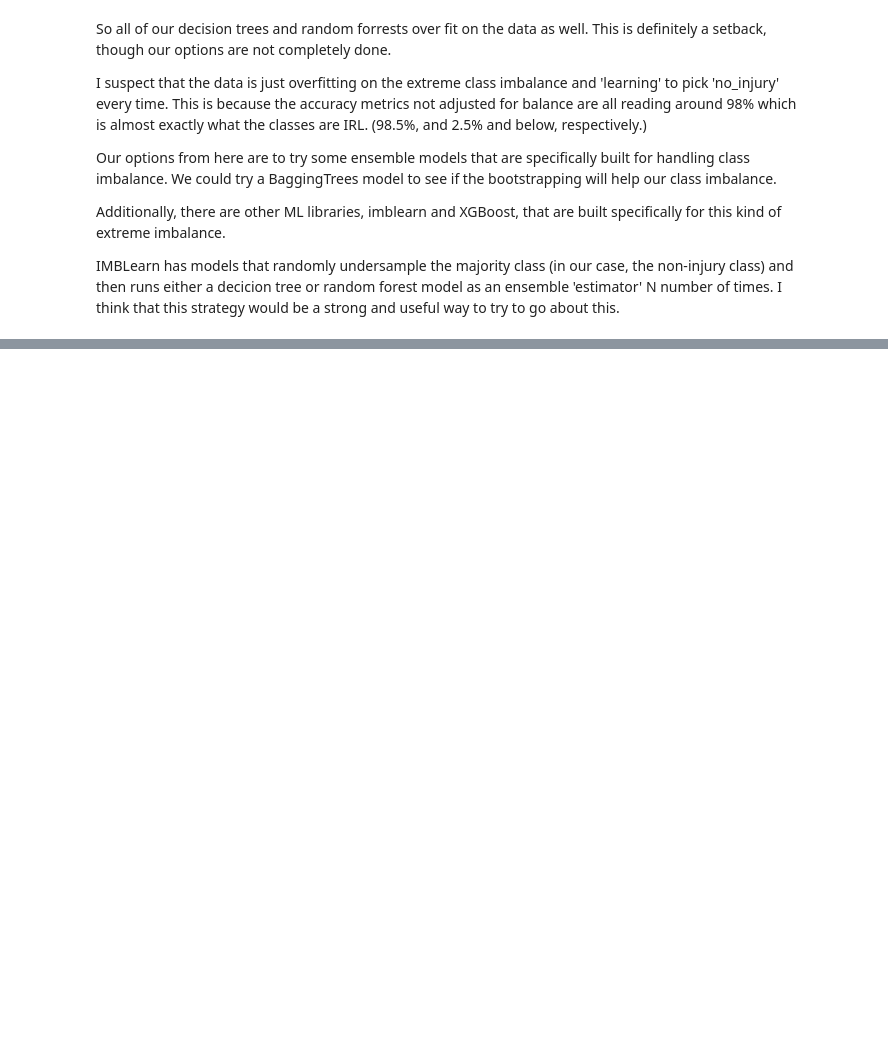
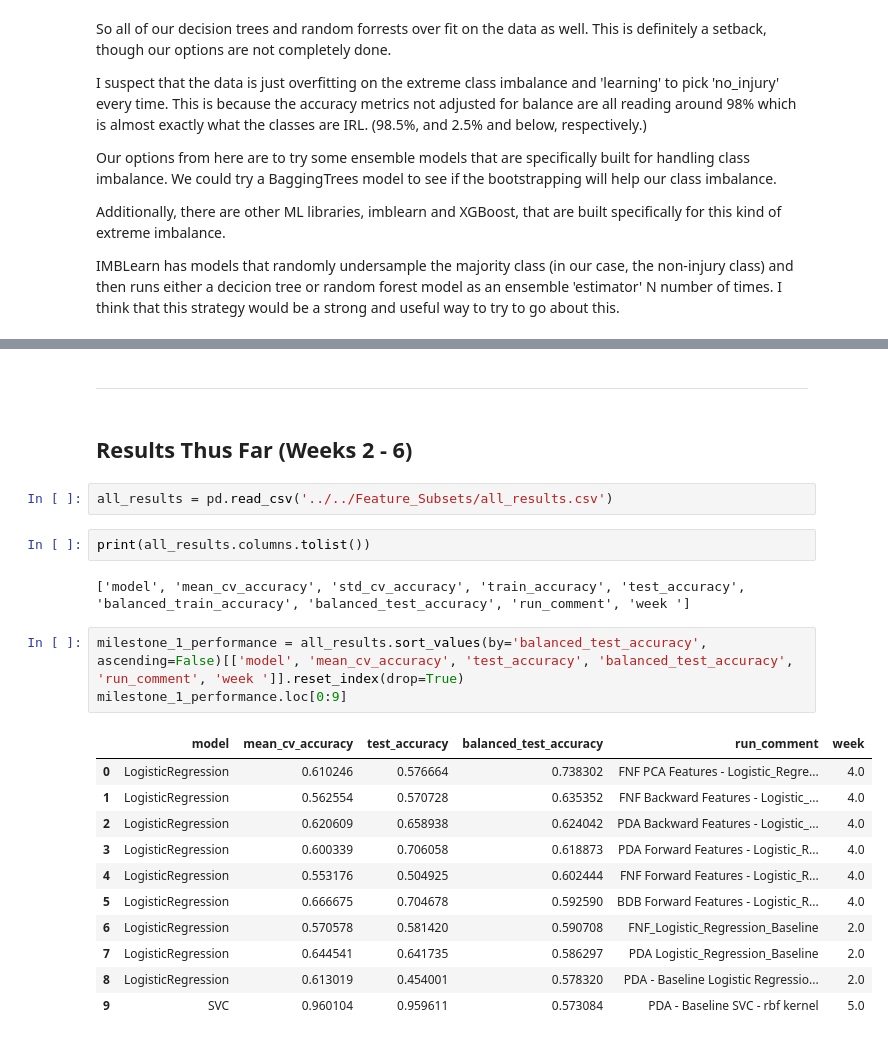
Before and after one commit to LeeMcFarling/AFL_Project_backup, a Jupyter notebook: Modeling/Weekly Assignments/Week_6.ipynb, the cells around one changed output, grey strips where cells are left out. Drawn from its saved outputs; the diff is of its cells as text; blank space fills up the shorter version.

Commit message:
Week 6 plus discussion

```diff
--- a/Modeling/Weekly Assignments/Week_6.ipynb
+++ b/Modeling/Weekly Assignments/Week_6.ipynb
@@ -968,0 +1273,25 @@ IMBLearn has models that randomly undersample the majority class (in our case, t
+# %% [markdown]
+___
+# %% [markdown]
+## **Results Thus Far (Weeks 2 - 6)**
+# %%
+all_results = pd.read_csv('../../Feature_Subsets/all_results.csv')
+# %%
+print(all_results.columns.tolist())
+# %% [output]
+['model', 'mean_cv_accuracy', 'std_cv_accuracy', 'train_accuracy', 'test_accuracy', 'balanced_train_accuracy', 'balanced_test_accuracy', 'run_comment', 'week ']
+# %%
+milestone_1_performance = all_results.sort_values(by='balanced_test_accuracy', ascending=False)[['model', 'mean_cv_accuracy', 'test_accuracy', 'balanced_test_accuracy', 'run_comment', 'week ']].reset_index(drop=True)
+milestone_1_performance.loc[0:9]
+# %% [output]
+|  | model | mean_cv_accuracy | test_accuracy | balanced_test_accuracy | run_comment | week |
+| 0 | LogisticRegression | 0.610246 | 0.576664 | 0.738302 | FNF PCA Features - Logistic_Regre... | 4.0 |
+| 1 | LogisticRegression | 0.562554 | 0.570728 | 0.635352 | FNF Backward Features - Logistic_... | 4.0 |
+| 2 | LogisticRegression | 0.620609 | 0.658938 | 0.624042 | PDA Backward Features - Logistic_... | 4.0 |
+| 3 | LogisticRegression | 0.600339 | 0.706058 | 0.618873 | PDA Forward Features - Logistic_R... | 4.0 |
+| 4 | LogisticRegression | 0.553176 | 0.504925 | 0.602444 | FNF Forward Features - Logistic_R... | 4.0 |
+| 5 | LogisticRegression | 0.666675 | 0.704678 | 0.592590 | BDB Forward Features - Logistic_R... | 4.0 |
+| 6 | LogisticRegression | 0.570578 | 0.581420 | 0.590708 | FNF_Logistic_Regression_Baseline | 2.0 |
+| 7 | LogisticRegression | 0.644541 | 0.641735 | 0.586297 | PDA Logistic_Regression_Baseline | 2.0 |
+| 8 | LogisticRegression | 0.613019 | 0.454001 | 0.578320 | PDA - Baseline Logistic Regressio... | 2.0 |
+| 9 | SVC | 0.960104 | 0.959611 | 0.573084 | PDA - Baseline SVC - rbf kernel | 5.0 |
```
Also changed, not shown: parts of 31 cells of this notebook, 2 other files.
